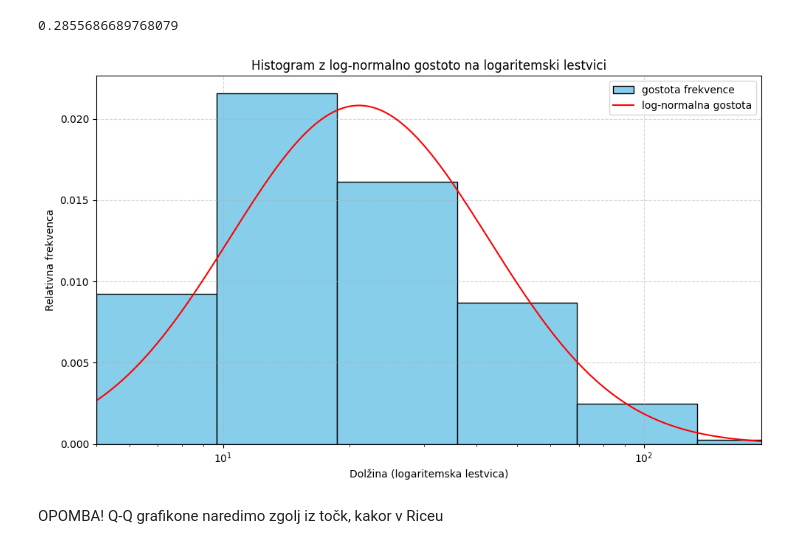
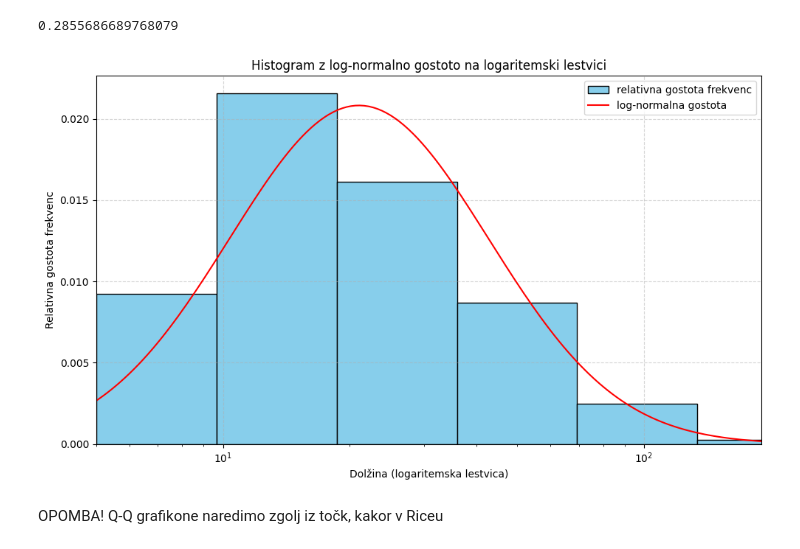
Before and after one commit to LukaLjevar/projektna_statistika, a Jupyter notebook: Hobotnice.ipynb, the cells around one changed output. Saved outputs shown, nothing was run; the diff lists cells and outputs as text; code cells hidden in the pictures.

```diff
--- a/Hobotnice.ipynb
+++ b/Hobotnice.ipynb
@@ -111,33 +111,33 @@ print(sirina_log)
 # %%
 #Najprej podatke logaritmiramo in enako široke razrede določimo na logaritmiranih podatkih.
 #To omogoča, da bodo navidezne širine enake na logaritemski lestvici.
 #Nato meje razredov eksponenciramo, da dobimo meje v originalni lestvici.
 # Določimo robove razredov na log-lestvici
 min_log = log_podatki.min()
 max_log = log_podatki.max()
 meje_log = np.arange(min_log, max_log + sirina_log, sirina_log)
 razredi = np.power(10, meje_log)  # pretvori nazaj v originalno lestvico, zato da bodo "enake" širine na logaritemski lestvici
 
 # Histogram
 plt.figure(figsize=(10, 6))
-plt.hist(podatki, bins=razredi, color='skyblue', edgecolor='black', density=True, label='gostota frekvence')
+plt.hist(podatki, bins=razredi, color='skyblue', edgecolor='black', density=True, label='relativna gostota frekvenc')
 
 # Log-normalna gostota
 x = np.logspace(0, np.log(podatki.max()), 500)
 pdf = lognorm.pdf(x, s=phi, scale=np.exp(mu))
 plt.plot(x, pdf, 'r-', label='log-normalna gostota')
 
 plt.xscale('log')
 plt.xlim(podatki.min(), podatki.max())
 plt.xlabel('Dolžina (logaritemska lestvica)')
-plt.ylabel('Relativna frekvenca')
+plt.ylabel('Relativna gostota frekvenc')
 plt.title('Histogram z log-normalno gostoto na logaritemski lestvici')
 plt.grid(True, linestyle='--', alpha=0.5)
 plt.legend()
 plt.tight_layout()
 plt.show()
 # %% [output]
-[figure, old version]
+[figure, new version]
 # %% [markdown]
 OPOMBA!
 Q-Q grafikone naredimo zgolj iz točk, kakor v Riceu
```
Also changed, not shown: parts of 1 cell of this notebook.
